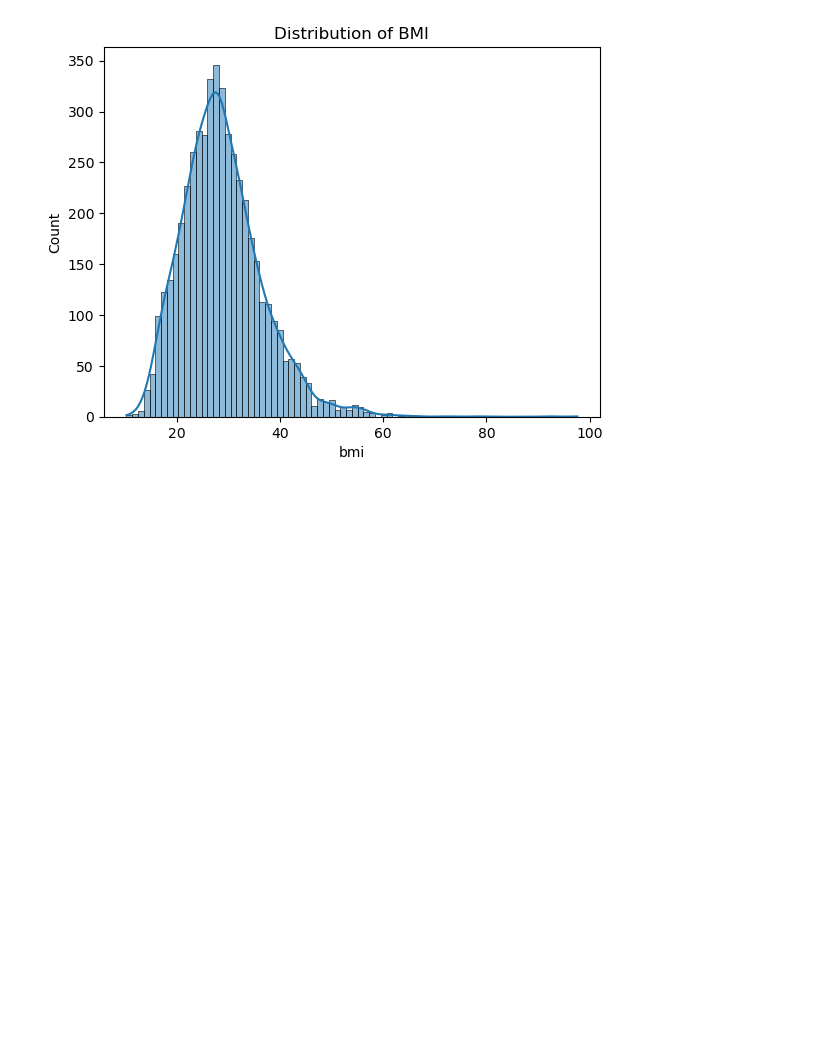
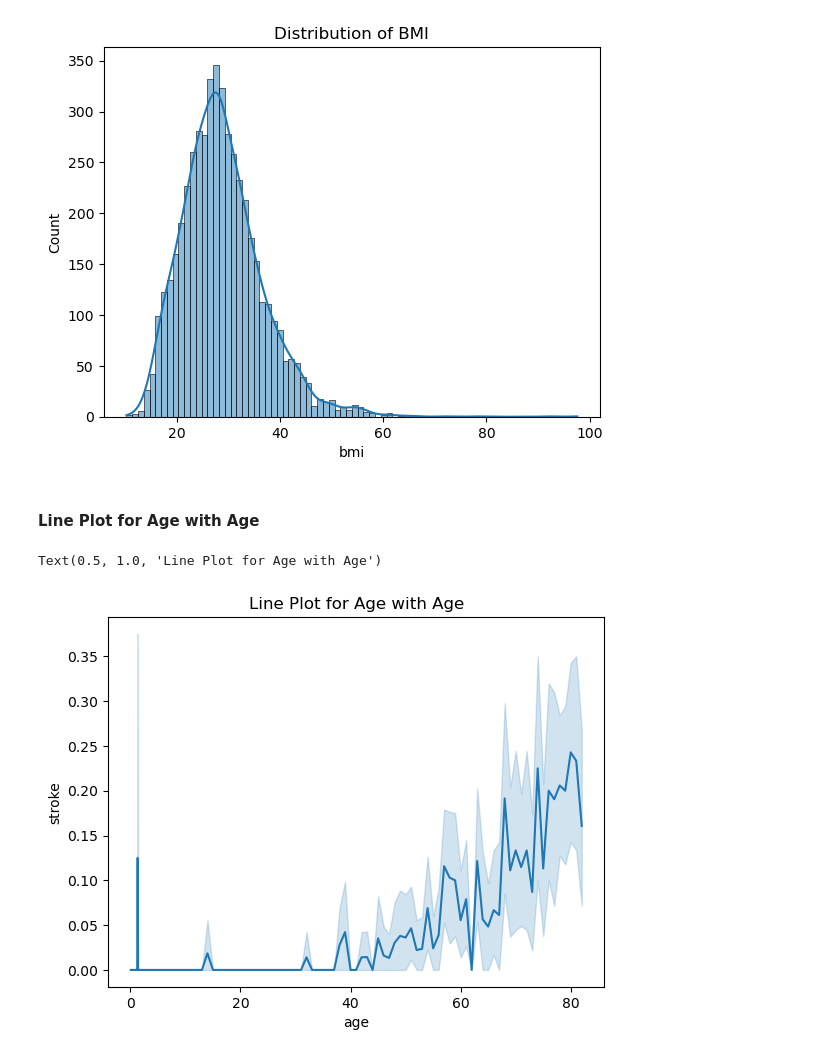
Before and after one commit to HChandeepa/Stroke-Risk-Prediction-System-A_Machine_Learning_Approach, a Jupyter notebook: Stroke.ipynb, the cells around one changed output. Drawn from its saved outputs; the diff is of its cells as text; code cells hidden in the pictures; blank space fills up the shorter version.

Commit message:
Line Plot for Age with Age

```diff
--- a/Stroke.ipynb
+++ b/Stroke.ipynb
@@ -145,3 +145,10 @@ snb.histplot(data=df,x='bmi',kde=True).set_title("Distribution of BMI")
 # %% [output]
 Text(0.5, 1.0, 'Distribution of BMI')
 [figure]
+# %% [markdown]
+#### Line Plot for Age with Age
+# %%
+snb.lineplot(data=df,x='age',y='stroke').set_title("Line Plot for Age with Age")
+# %% [output]
+Text(0.5, 1.0, 'Line Plot for Age with Age')
+[figure, added]
```
